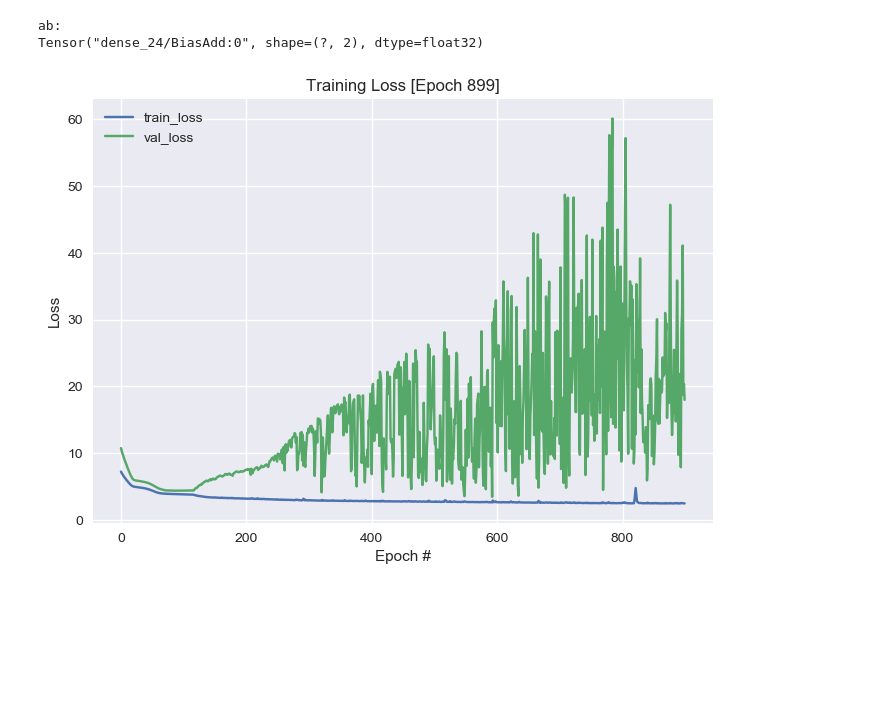
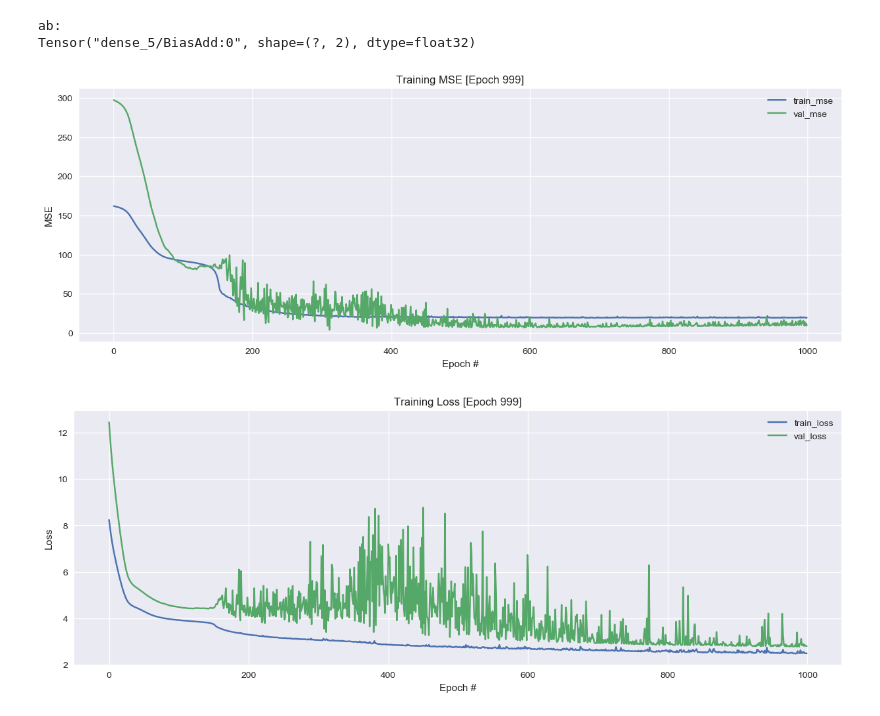
Before and after one commit to mateusz59861/praca_magisterska, a Jupyter notebook: notebooks/wtte_overfit.ipynb, the cells around one changed output. Saved outputs shown, nothing was run; the diff lists cells and outputs as text; code cells hidden in the pictures; blank space fills up the shorter version.

```diff
--- a/notebooks/wtte_overfit.ipynb
+++ b/notebooks/wtte_overfit.ipynb
@@ -63,6 +63,8 @@ class TrainingPlot(Callback):
         # Initialize the lists for holding the logs, losses and accuracies
         self.losses = []
         self.val_losses = []
+        self.mean_squared_error = []
+        self.val_mean_squared_error = []
         self.logs = []
 
     # This function is called at the end of each epoch
@@ -70,8 +72,11 @@ class TrainingPlot(Callback):
 
         # Append the logs, losses and accuracies to the lists
         self.logs.append(logs)
+        print(logs)
         self.losses.append(logs.get('loss'))
         self.val_losses.append(logs.get('val_loss'))
+        self.mean_squared_error.append(logs.get('mean_squared_error'))
+        self.val_mean_squared_error.append(logs.get('val_mean_squared_error'))
 
         # Before plotting ensure at least 2 epochs have passed
         if len(self.losses) > 1:
@@ -85,18 +90,45 @@ class TrainingPlot(Callback):
             plt.style.use("seaborn")
 
             # Plot train loss, train acc, val loss and val acc against epochs passed
+#             plt.figure()
+#             plt.plot(N, self.mean_squared_error, label = "train_mse")
+#             plt.plot(N, self.val_mean_squared_error, label = "val_mse")
+#             plt.rcParams['figure.figsize'] = [15, 5]
+#             plt.title("Training MSE [Epoch {}]".format(epoch))
+#             plt.xlabel("Epoch #")
+#             plt.ylabel("MSE")
+#             plt.legend()
+#             plt.show()
+
+            plt.rcParams['figure.figsize'] = [15, 5]
+            plt.figure()
+            plt.plot(N, self.mean_squared_error, label = "train_mse")
+            plt.plot(N, self.val_mean_squared_error, label = "val_mse")
+
+            plt.title("Training MSE [Epoch {}]".format(epoch))
+            plt.xlabel("Epoch #")
+            plt.ylabel("MSE")
+            plt.legend()
+            plt.show()
+
             plt.figure()
             plt.plot(N, self.losses, label = "train_loss")
             plt.plot(N, self.val_losses, label = "val_loss")
+#             plt.rcParams['figure.figsize'] = [15, 5]
             plt.title("Training Loss [Epoch {}]".format(epoch))
             plt.xlabel("Epoch #")
             plt.ylabel("Loss")
             plt.legend()
             plt.show()
 
+
+
 plot_losses = TrainingPlot()
 
 np.set_printoptions(suppress=True, threshold=10000)
+
+# Configurable observation look-back period for each series
+max_time = 100
 # %%
 # Start building model
 model = Sequential()
@@ -107,6 +139,9 @@ model.add(Masking(mask_value=0., input_shape=(max_time, 2)))
 # LSTM is just a common type of RNN. You could also try anything else (e.g., GRU).
 model.add(LSTM(20, input_shape=(None, 2)))
 
+# Apply the custom activation function mentioned above
+model.add(Activation('tanh'))
+
 # We need 2 neurons to output Alpha and Beta parameters for our Weibull distribution
 model.add(Dense(2))
 
@@ -114,7 +149,7 @@ model.add(Dense(2))
 model.add(Activation(activate))
 # %% [output]
 ab:
-Tensor("dense_24/BiasAdd:0", shape=(?, 2), dtype=float32)
+Tensor("dense_5/BiasAdd:0", shape=(?, 2), dtype=float32)
 # %%
 # Prepare data
 data_x = load_file('D:/Praca Magisterska/nowe/stddevs/train_x.csv')
@@ -152,17 +187,18 @@ for i in range(data_x.shape[0]):
 X_train, X_test, y_train, y_test = train_test_split(out_x, data_y, test_size=0.3, shuffle=False)
 # %%
 # Use the discrete log-likelihood for Weibull survival data as our loss function
-model.compile(loss=weibull_loglik_discrete, optimizer=Adam(lr=0.0001))
+model.compile(loss=weibull_loglik_discrete, optimizer=Adam(lr=0.0001), metrics=['mse'])
 print(model.summary())
 
 tbCallBack = TensorBoard(log_dir='./Graph', histogram_freq=0, write_graph=True, write_images=True)
 
 # Fit!
-model.fit(X_train, y_train, epochs=900, batch_size=50, verbose=2, validation_data=(X_test, y_test), callbacks=[plot_losses], shuffle=True)
+model.fit(X_train, y_train, epochs=1000, batch_size=50, verbose=2, validation_data=(X_test, y_test), callbacks=[plot_losses], shuffle=True)
 
 plt.style.use("default")
 # %% [output]
-[figure, old version]
+[figure, new version]
+[figure, added]
 # %%
 # Make some predictions
 test_predict = model.predict(out_x)
```
Also changed, not shown: parts of 4 cells of this notebook, 2 other files.
